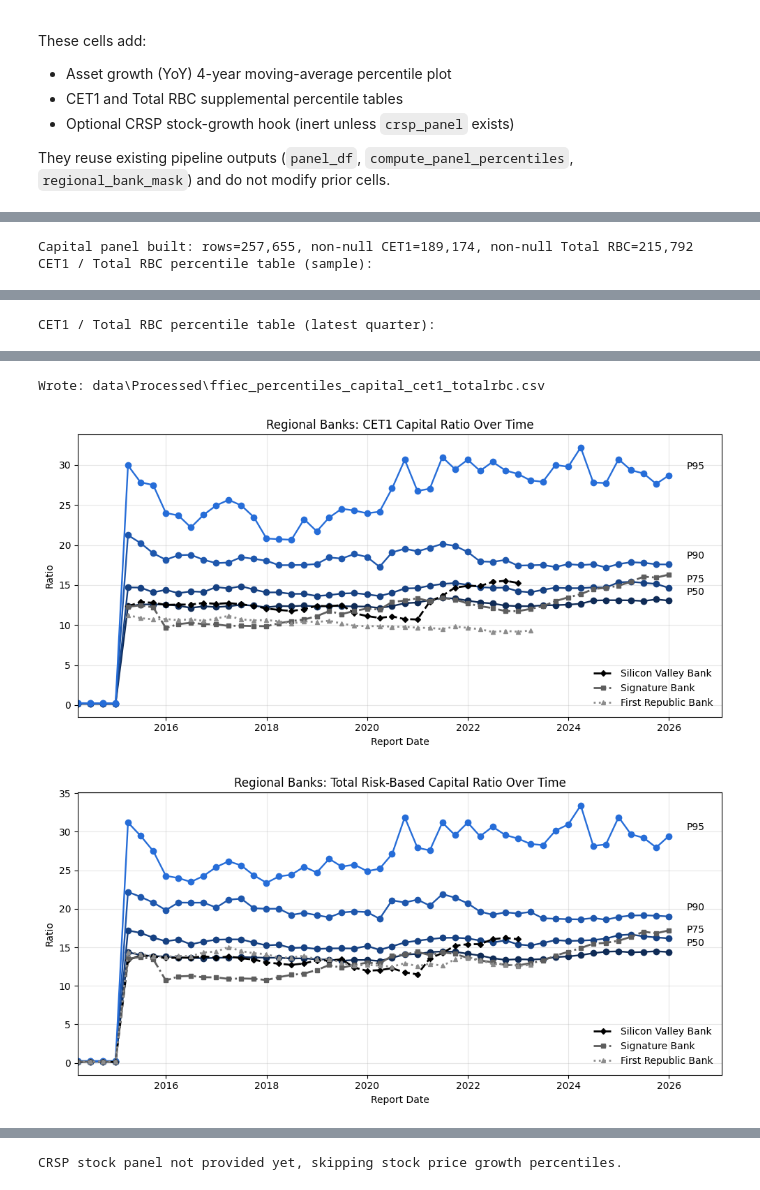
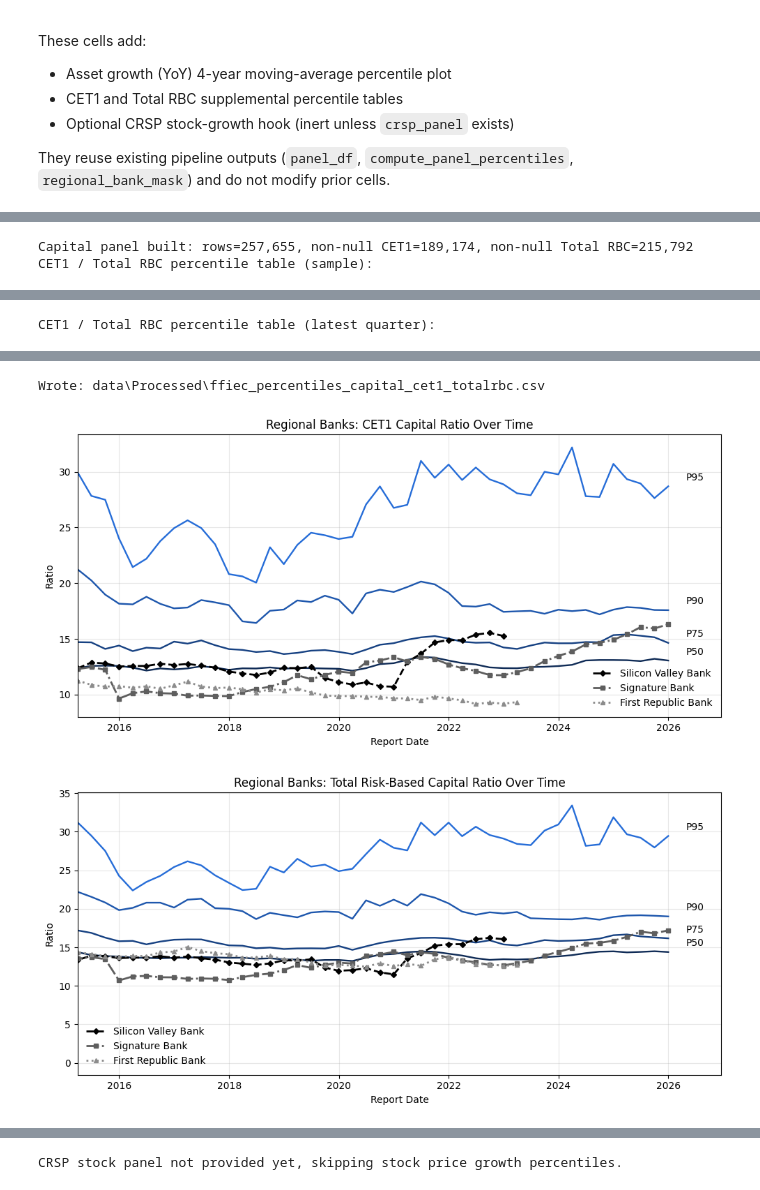
Before and after one commit to NiccoloComati/papers-repo, a Jupyter notebook: Role of Bank Supervision (SVB)/Call_Report_Fragility_Panel_v2.ipynb, the cells around one changed output, grey strips where cells are left out. Drawn from its saved outputs; the diff is of its cells as text; code cells hidden in the pictures.

```diff
--- a/Role of Bank Supervision (SVB)/Call_Report_Fragility_Panel_v2.ipynb
+++ b/Role of Bank Supervision (SVB)/Call_Report_Fragility_Panel_v2.ipynb
@@ -52,10 +52,11 @@ MAPPING_OVERRIDES = {}
 FFIEC_BULK_URL = 'https://cdr.ffiec.gov/public/pws/downloadbulkdata.aspx'
 DATA_RAW_DIR = Path('data/Input/FFIEC_Raw')
 DATA_PROCESSED_DIR = Path('data/Processed')
-DOWNLOAD_START_DATE = pd.Timestamp('2014-01-01')
+DOWNLOAD_START_DATE = pd.Timestamp('2011-01-01')
+ANALYSIS_START_DATE = pd.Timestamp('2014-01-01')
 
 # Download controls
-RUN_BULK_DOWNLOAD = True # ALWAYS LEAVE TRUE NO MATTER WHAT - SAFEGUARD IN PLACE SO NO NEED TO EVER SET TO FALSE
+RUN_BULK_DOWNLOAD = False # ALWAYS LEAVE TRUE NO MATTER WHAT - SAFEGUARD IN PLACE SO NO NEED TO EVER SET TO FALSE
 MAX_DOWNLOAD_RETRIES = 3
 MIN_VALID_ZIP_BYTES = 250_000
 SLEEP_RANGE_SECONDS = (1.25, 3.5)
@@ -700,13 +701,18 @@ def compute_ratios(df):
     out['uninsured_dep_to_total_dep'] = _safe_divide(out['uninsured_deposits'], out['total_deposits'])
     out['uninsured_dep_to_assets'] = _safe_divide(out['uninsured_deposits'], out['total_assets'])
     out['demand_dep_to_assets'] = _safe_divide(out['demand_deposits'], out['total_assets'])
+    # Nonmaturity deposits proxy: uses best available time-deposit field if present.
+    out['time_deposits_for_nonmaturity'] = _row_sum(out, ['time_deposits_total', 'time_deposits', 'large_time_deposits_gt_250k'])
+    out['nonmaturity_deposits'] = pd.to_numeric(out['total_deposits'], errors='coerce') - pd.to_numeric(out['time_deposits_for_nonmaturity'], errors='coerce')
+    out['nonmaturity_deposits'] = out['nonmaturity_deposits'].where(out['nonmaturity_deposits'] >= 0)
+    out['nonmaturity_dep_to_total_dep'] = _safe_divide(out['nonmaturity_deposits'], out['total_deposits'])
     out['total_securities_to_assets'] = _safe_divide(out['total_securities'], out['total_assets'])
     out['htm_to_total_securities'] = _safe_divide(out['htm_securities'], out['total_securities'])
     out['htm_to_assets'] = _safe_divide(out['htm_securities'], out['total_assets'])
 
     # COMMENTED ratios (kept in code but hidden from active analysis)
     # out['large_time_deposits_to_total_dep'] = _safe_divide(out['large_time_deposits_gt_250k'], out['total_deposits'])
-    # out['transaction_dep_to_assets'] = _safe_divide(out['transaction_accounts'], out['total_assets'])
+    out['transaction_dep_to_assets'] = _safe_divide(out['transaction_accounts'], out['total_assets'])
     # out['brokered_deposits_to_assets'] = _safe_divide(out['brokered_deposits'], out['total_assets'])
     # out['fhlb_advances_to_assets'] = _safe_divide(out['fhlb_advances_total_proxy'], out['total_assets'])
     # out['repos_to_assets'] = _safe_divide(out['repos'], out['total_assets'])
@@ -2400,7 +2640,7 @@ def plot_percentile_timeseries_multi_overlay(
     for c in percentile_cols:
         if c in sub.columns:
             y = pd.to_numeric(sub[c], errors='coerce')
-            line, = plt.plot(sub['report_date'], y, marker='o', linewidth=1.7, color=palette.get(c))
+            line, = plt.plot(sub['report_date'], y, marker='', linewidth=1.7, color=palette.get(c))
             plotted.append((c.upper(), y))
             y_pool.extend(y.dropna().tolist())
 
@@ -2705,6 +2946,15 @@ panel_capital = panel_ext.merge(
     on=['report_date', 'IDRSSD'],
     how='left',
 )
+
+analysis_start = pd.to_datetime(globals().get('ANALYSIS_START_DATE', '2014-01-01'))
+panel_capital = panel_capital.loc[pd.to_datetime(panel_capital['report_date']) >= analysis_start].copy()
+
+for c in ['cet1_ratio', 'total_rbc_ratio']:
+    if c in panel_capital.columns:
+        panel_capital[c] = pd.to_numeric(panel_capital[c], errors='coerce')
+        # keep only plausible positive percentage values; drop placeholders like 0
+        panel_capital[c] = panel_capital[c].where((panel_capital[c] > 0) & (panel_capital[c] < 100))
 
 capital_cols = [c for c in ['cet1_ratio', 'total_rbc_ratio'] if c in panel_capital.columns]
 capital_cols = [c for c in capital_cols if pd.to_numeric(panel_capital[c], errors='coerce').notna().any()]
@@ -2776,10 +3026,32 @@ else:
 
     for metric in ['cet1_ratio', 'total_rbc_ratio']:
         if metric in capital_percentiles_panel['ratio'].unique():
+            metric_pct = capital_percentiles_panel.loc[
+                capital_percentiles_panel['ratio'].eq(metric)
+            ].copy()
+
+            # Hard floor at 2015 start
+            forced_start = pd.Timestamp('2015-01-01')
+            metric_pct = metric_pct.loc[
+                pd.to_datetime(metric_pct['report_date']) >= forced_start
+            ].copy()
+
+            # Optional: also enforce first strictly positive percentile in chosen group
+            grp = metric_pct.loc[metric_pct['group'].eq(EXT_PLOT_GROUP)].copy()
+            qcols = [c for c in ['p50', 'p75', 'p90', 'p95', 'p99'] if c in grp.columns]
+            if qcols:
+                valid = grp[qcols].apply(pd.to_numeric, errors='coerce').gt(0).any(axis=1)
+                if valid.any():
+                    first_valid_dt = pd.to_datetime(grp.loc[valid, 'report_date']).min()
+                    start_dt = max(forced_start, first_valid_dt)
+                    metric_pct = metric_pct.loc[
+                        pd.to_datetime(metric_pct['report_date']) >= start_dt
+                    ].copy()
+
             plot_percentile_timeseries_multi_overlay(
-                capital_percentiles_panel,
+                metric_pct,
                 metric,
-                group=EXT_PLOT_GROUP,  # 'regional_banks' by default in your extension config
+                group=EXT_PLOT_GROUP,
                 overlays=overlays_cap,
             )
 # %% [output]
@@ -2811,3 +3083,3 @@ CET1 / Total RBC percentile table (latest quarter):
 Wrote: data\Processed\ffiec_percentiles_capital_cet1_totalrbc.csv
-[figure, old version]
+[figure, new version]
-[figure, old version]
+[figure, new version]
```
Also changed, not shown: parts of 7 cells of this notebook, 7 other files.
